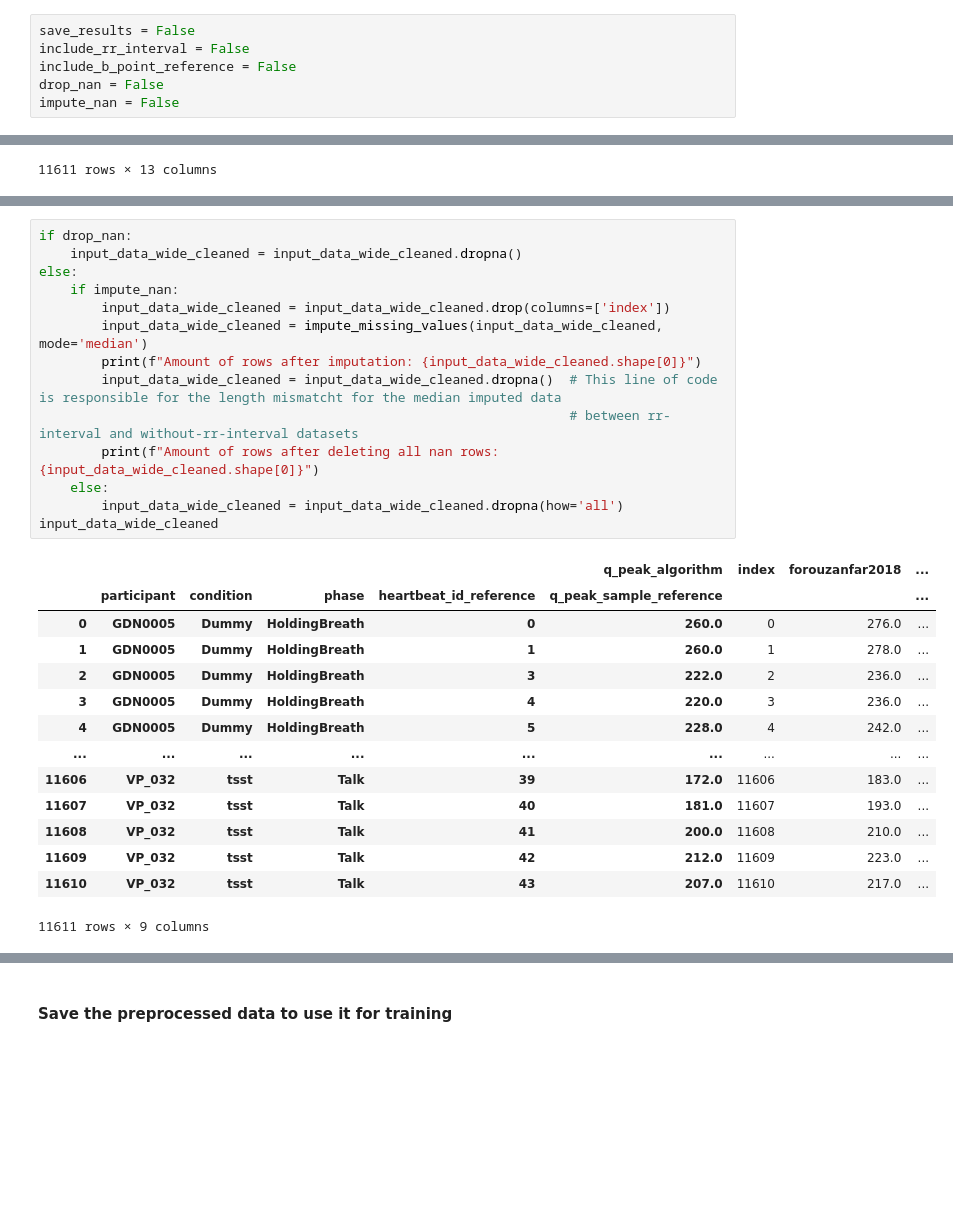
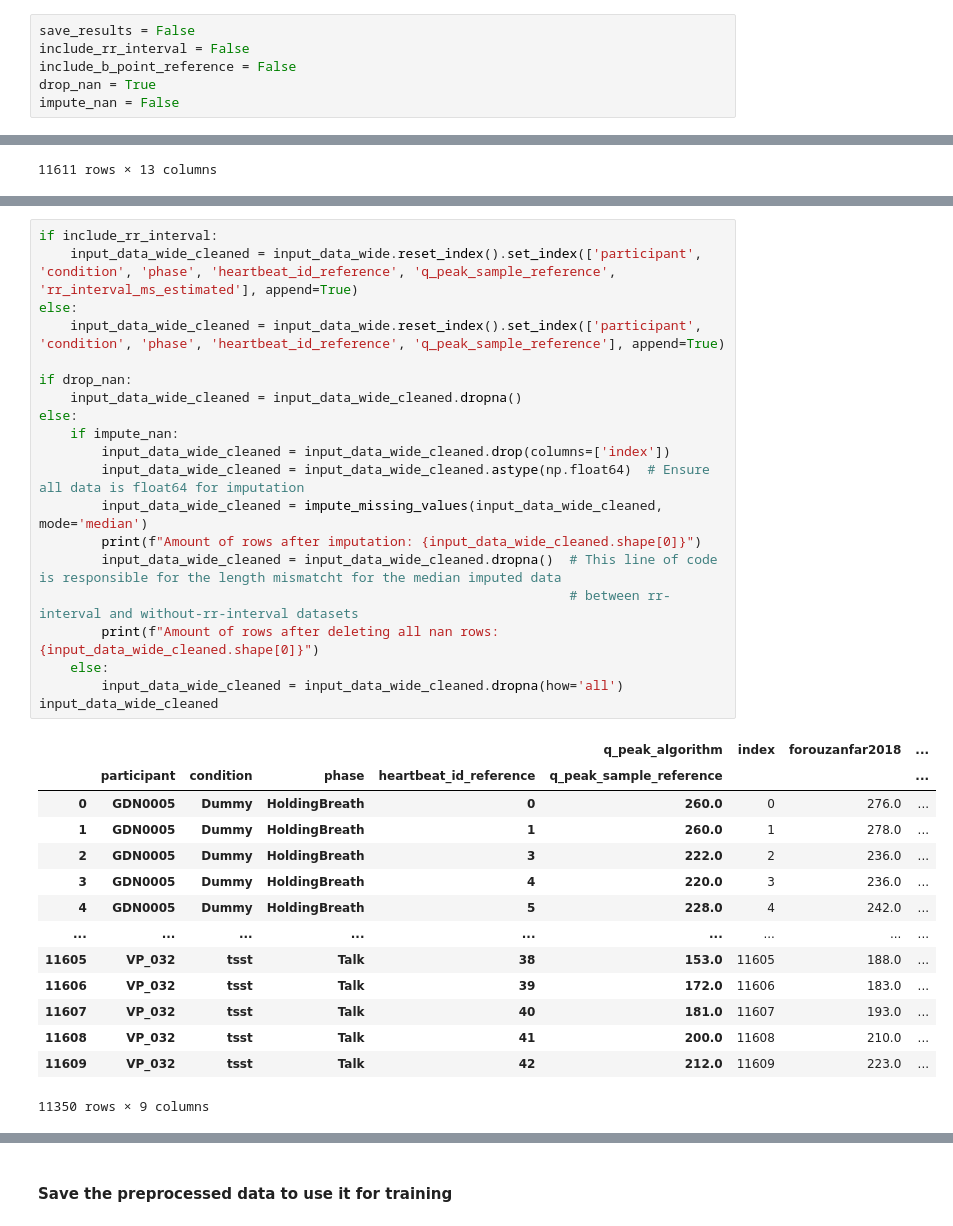
Before and after one commit to empkins/pepbench, a Jupyter notebook: experiments/pep_algorithm_benchmarking/notebooks/ML_analysis/Preprocessing/Preprocessing_q_peak.ipynb, the cells around one changed output, grey strips where cells are left out. Drawn from its saved outputs; the diff is of its cells as text; blank space fills up the shorter version.

Commit message:
Fixed data preprocessing bug with nan values (root cause may be the package version changes in the meantime)

```diff
--- a/experiments/pep_algorithm_benchmarking/notebooks/ML_analysis/Preprocessing/Preprocessing_q_peak.ipynb
+++ b/experiments/pep_algorithm_benchmarking/notebooks/ML_analysis/Preprocessing/Preprocessing_q_peak.ipynb
@@ -41,7 +41,7 @@ print(empkins_base_path)
 save_results = False
 include_rr_interval = False
 include_b_point_reference = False
-drop_nan = False
+drop_nan = True
 impute_nan = False
 # %%
 dataset_empkins = EmpkinsDataset(empkins_base_path, use_cache=True, only_labeled=True)
@@ -292,29 +248,35 @@ MultiIndex([(   64, 'GDN0005', 'Dummy', 'HoldingBreath', 67, 252.0),
 # %%
+if include_rr_interval:
+    input_data_wide_cleaned = input_data_wide.reset_index().set_index(['participant', 'condition', 'phase', 'heartbeat_id_reference', 'q_peak_sample_reference', 'rr_interval_ms_estimated'], append=True)
+else:
+    input_data_wide_cleaned = input_data_wide.reset_index().set_index(['participant', 'condition', 'phase', 'heartbeat_id_reference', 'q_peak_sample_reference'], append=True)
+
 if drop_nan:
     input_data_wide_cleaned = input_data_wide_cleaned.dropna()
 else:
     if impute_nan:
         input_data_wide_cleaned = input_data_wide_cleaned.drop(columns=['index'])
+        input_data_wide_cleaned = input_data_wide_cleaned.astype(np.float64)  # Ensure all data is float64 for imputation
         input_data_wide_cleaned = impute_missing_values(input_data_wide_cleaned, mode='median')
         print(f"Amount of rows after imputation: {input_data_wide_cleaned.shape[0]}")
         input_data_wide_cleaned = input_data_wide_cleaned.dropna()  # This line of code is responsible for the length mismatcht for the median imputed data
                                                                     # between rr-interval and without-rr-interval datasets
         print(f"Amount of rows after deleting all nan rows: {input_data_wide_cleaned.shape[0]}")
     else:
         input_data_wide_cleaned = input_data_wide_cleaned.dropna(how='all')
 input_data_wide_cleaned
 # %% [output]
 |  |  |  |  |  | q_peak_algorithm | index | forouzanfar2018 | ... |
 |  | participant | condition | phase | heartbeat_id_reference | q_peak_sample_reference |  |  | ... |
 | 0 | GDN0005 | Dummy | HoldingBreath | 0 | 260.0 | 0 | 276.0 | ... |
 | 1 | GDN0005 | Dummy | HoldingBreath | 1 | 260.0 | 1 | 278.0 | ... |
 | 2 | GDN0005 | Dummy | HoldingBreath | 3 | 222.0 | 2 | 236.0 | ... |
 | 3 | GDN0005 | Dummy | HoldingBreath | 4 | 220.0 | 3 | 236.0 | ... |
 | 4 | GDN0005 | Dummy | HoldingBreath | 5 | 228.0 | 4 | 242.0 | ... |
 | ... | ... | ... | ... | ... | ... | ... | ... | ... |
+| 11605 | VP_032 | tsst | Talk | 38 | 153.0 | 11605 | 188.0 | ... |
 | 11606 | VP_032 | tsst | Talk | 39 | 172.0 | 11606 | 183.0 | ... |
 | 11607 | VP_032 | tsst | Talk | 40 | 181.0 | 11607 | 193.0 | ... |
 | 11608 | VP_032 | tsst | Talk | 41 | 200.0 | 11608 | 210.0 | ... |
 | 11609 | VP_032 | tsst | Talk | 42 | 212.0 | 11609 | 223.0 | ... |
-| 11610 | VP_032 | tsst | Talk | 43 | 207.0 | 11610 | 217.0 | ... |
-11611 rows × 9 columns
+11350 rows × 9 columns
```
Also changed, not shown: parts of 6 cells of this notebook, 4 other files.
